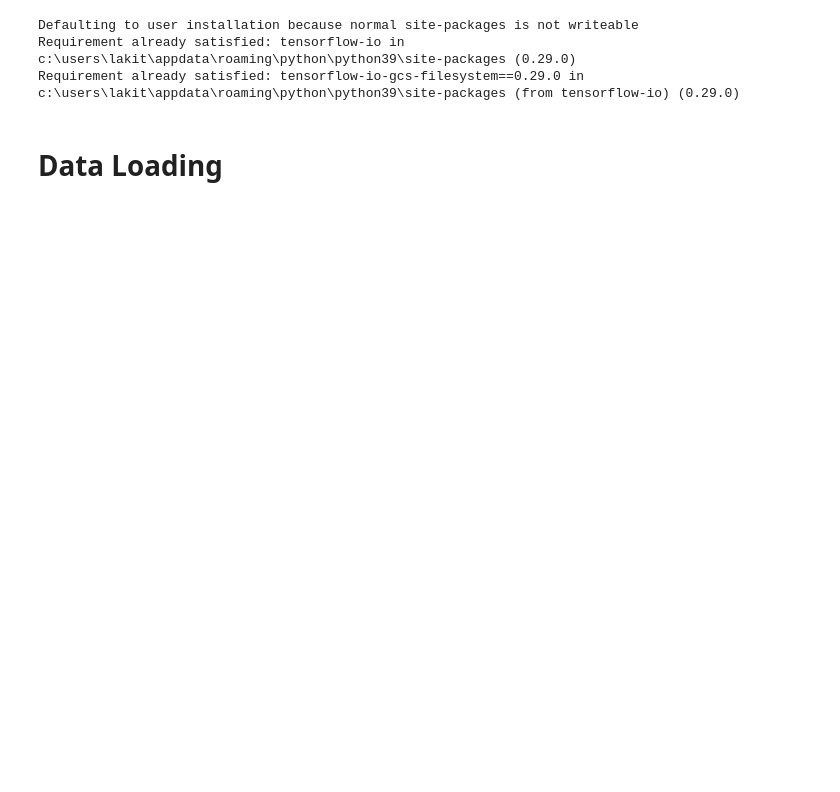
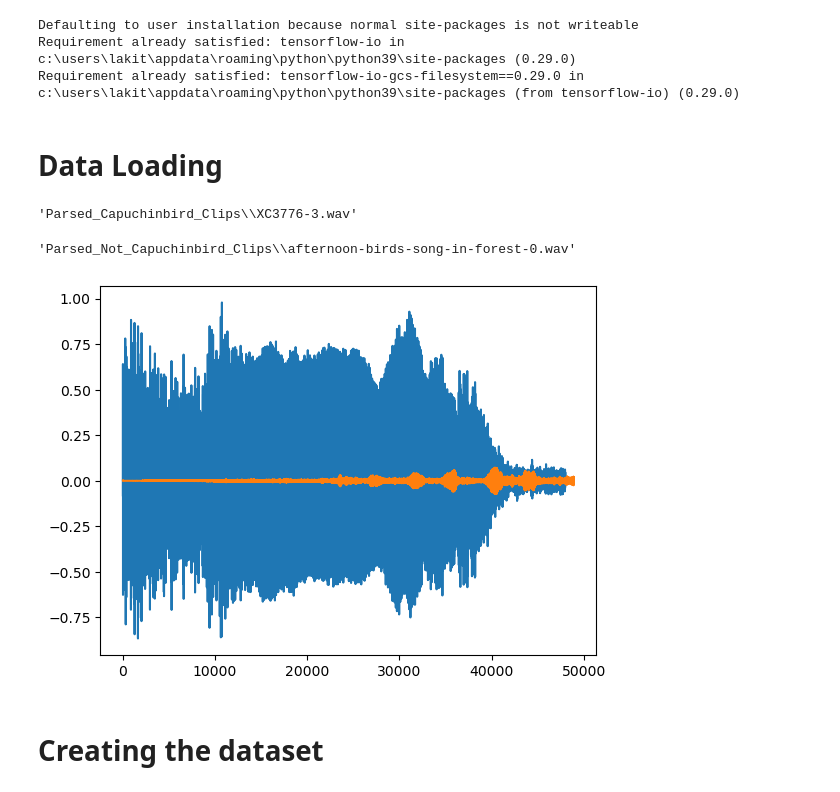
Before and after one commit to LakithaDM/Cappuchin-Bird-Call-Audio-Classifier, a Jupyter notebook: Capuchinbird_Classification_CNN.ipynb, the cells around one changed output. Cells and saved outputs as stored; diff of their text form; code cells hidden in the pictures; blank space fills up the shorter version.

```diff
--- a/Capuchinbird_Classification_CNN.ipynb
+++ b/Capuchinbird_Classification_CNN.ipynb
@@ -37,0 +38,34 @@ import tensorflow_io as tfio
+# %%
+CAPUCHIN_FILE = os.path.join('Parsed_Capuchinbird_Clips', 'XC3776-3.wav')
+NOT_CAPUCHIN_FILE = os.path.join('Parsed_Not_Capuchinbird_Clips', 'afternoon-birds-song-in-forest-0.wav')
+# %%
+CAPUCHIN_FILE
+# %% [output]
+'Parsed_Capuchinbird_Clips\\XC3776-3.wav'
+# %%
+NOT_CAPUCHIN_FILE
+# %% [output]
+'Parsed_Not_Capuchinbird_Clips\\afternoon-birds-song-in-forest-0.wav'
+# %%
+def load_wav_16k_mono(filename):
+    # Load encoded wav file
+    file_contents = tf.io.read_file(filename)
+    # Decode wav (tensors by channels)
+    wav, sample_rate = tf.audio.decode_wav(file_contents, desired_channels=1)
+    # Removes trailing axis
+    wav = tf.squeeze(wav, axis=-1)
+    sample_rate = tf.cast(sample_rate, dtype=tf.int64)
+    # Goes from 44100Hz to 16000hz - amplitude of the audio signal
+    wav = resample(wav, int(wav.shape[0] * 16000 / sample_rate))
+    return wav
+# %%
+wave = load_wav_16k_mono(CAPUCHIN_FILE)
+nwave = load_wav_16k_mono(NOT_CAPUCHIN_FILE)
+# %%
+plt.plot(wave)
+plt.plot(nwave)
+plt.show()
+# %% [output]
+[figure, added]
+# %% [markdown]
+# Creating the dataset
```
Also changed, not shown: parts of 3 cells of this notebook.
